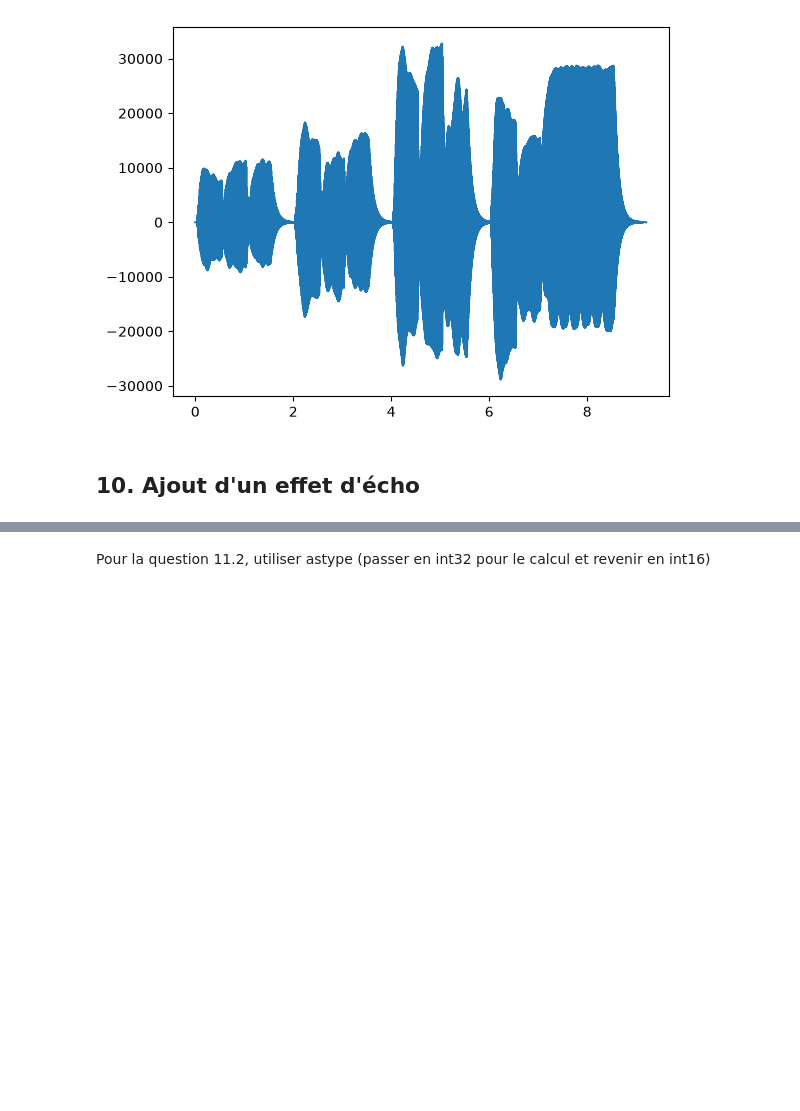
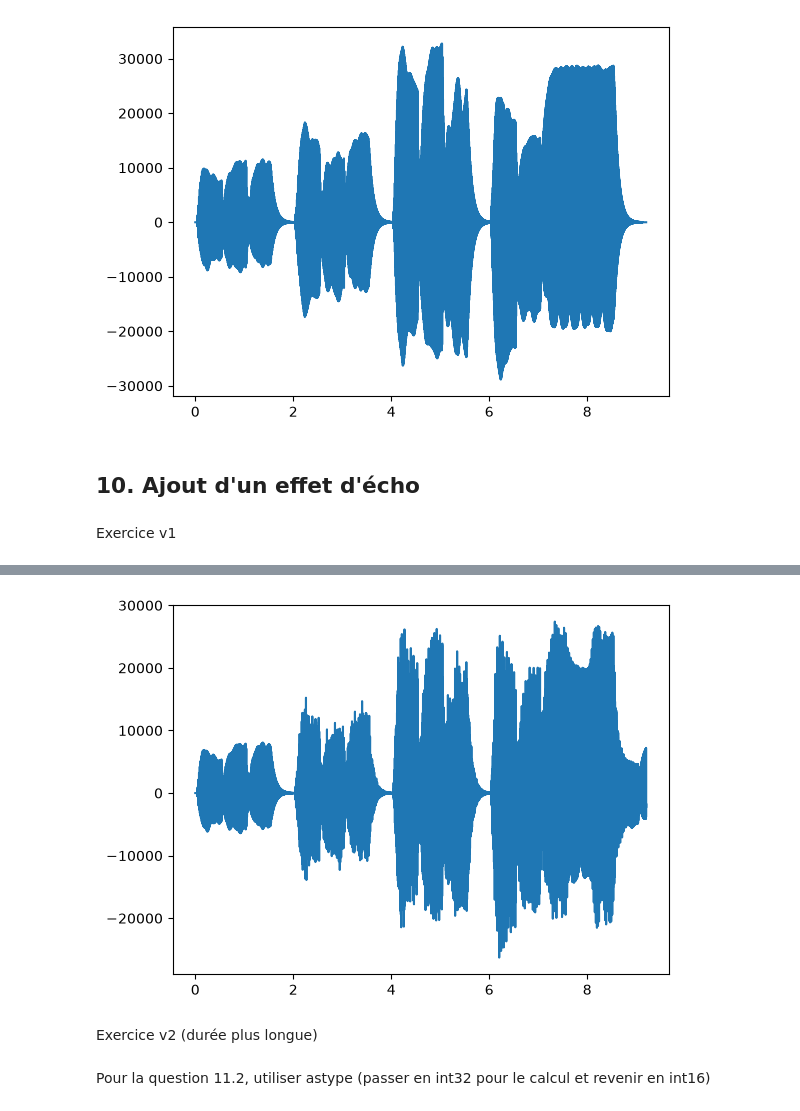
Before and after one commit to clementlegoff8/TP-son, a Jupyter notebook: TPson2.ipynb, the cells around one changed output, grey strips where cells are left out. Cells and saved outputs as stored; diff of their text form; code cells hidden in the pictures; blank space fills up the shorter version.

```diff
--- a/TPson2.ipynb
+++ b/TPson2.ipynb
@@ -138,14 +135,14 @@ display(Audio(restored,rate=rate))
 # %% [markdown]
 ## 9. Analyse d'un son réel
 # %%
-samplerate,data = wavfile.read("media/sounds-cello.wav")
+samplerate,data = wavfile.read("media/sounds-cello.wav") #lecture du fichier sounds-cello.wav
 display(Audio(data,rate=rate))
-print(samplerate)
-n = len(data) #nb total d'échantillons
-print(n)
-duree = len(data)/rate #durée du morceau
-print(duree)
-plt.plot(np.linspace(0,duree,n),data)
+print(f"Le taux d'échantillonnage est {samplerate}.") #affichage du taux d'échantillonnage
+n = len(data) #nombre total d'échantillons
+print(f"Le nombre total d'échantillons est {n}.")
+duree = n/rate #durée du morceau
+print(f"La durée du morceau est {duree} secondes.")
+plt.plot(np.linspace(0,duree,n),data) #affichage du signal
 plt.show()
 # %% [output]
 [interactive output not drawn]
@@ -155,3 +152,17 @@ plt.show()
 [figure]
 # %% [markdown]
 ## 10. Ajout d'un effet d'écho
+# %% [markdown]
+Exercice v1
+# %%
+# Paramètres pour l'écho
+delay = 2  # en secondes
+main_ratio, delayed_ratio = 0.7, 0.3
+
+offset = RATE*delay #conversion du delay en nombre d'échantillons
+echo = np.array([0 for i in range(n)]) #tableau de 0 de la bonne taille
+echo[offset:]=data[:(n-offset)] #on rajoute le signal original mais décalé
+son_avec_echo = main_ratio*data + delayed_ratio*echo #on ajuste les ratios
+plt.plot(np.linspace(0,duree,n),son_avec_echo) #affichage du signal
+display(Audio(son_avec_echo,rate=rate))
+# %% [output]
@@ -157,0 +170,3 @@ plt.show()
+[figure, added]
+# %% [markdown]
+Exercice v2 (durée plus longue)
```
Also changed, not shown: parts of 18 cells of this notebook.
